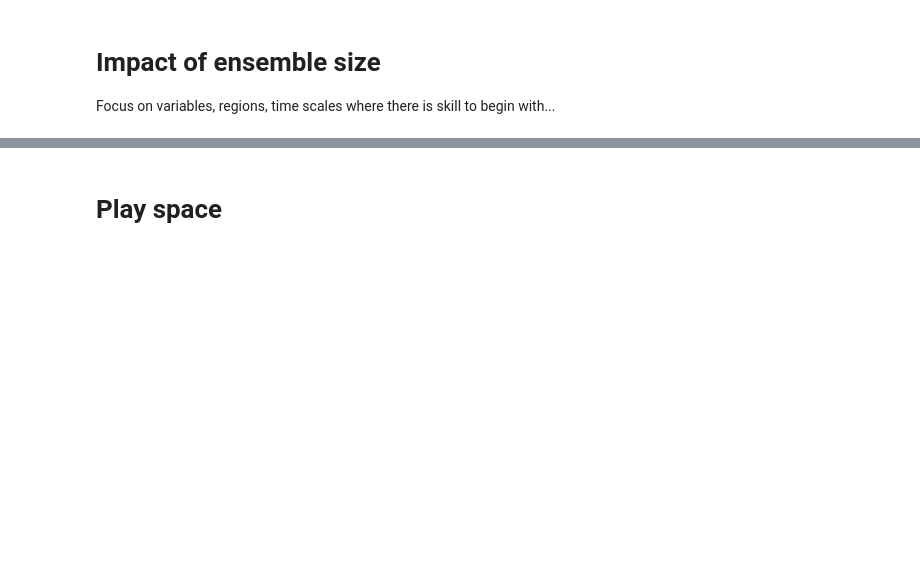
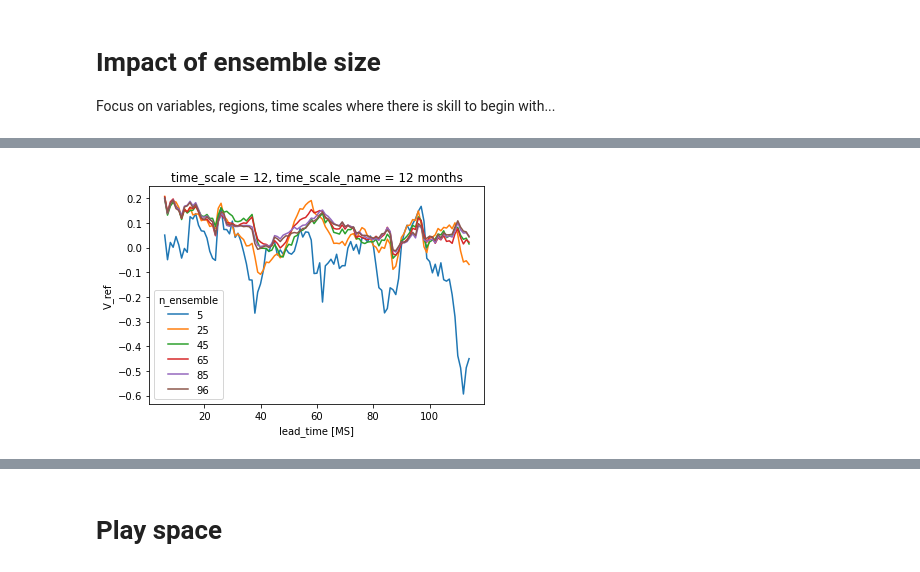
Before and after one commit to dougiesquire/hydro_tasmania, a Jupyter notebook: 2020/1.0_assess_skill.ipynb, the cells around one changed output, grey strips where cells are left out. Cells and saved outputs as stored; diff of their text form; code cells hidden in the pictures; blank space fills up the shorter version.

```diff
--- a/2020/1.0_assess_skill.ipynb
+++ b/2020/1.0_assess_skill.ipynb
@@ -294,0 +302,4 @@ crpss = xr.concat(crpss, dim='n_ensemble').assign_coords(
+# %%
+msss['V_ref'].plot.line(x='lead_time');
+# %% [output]
+[figure, added]
```
Also changed, not shown: parts of 5 cells of this notebook.
